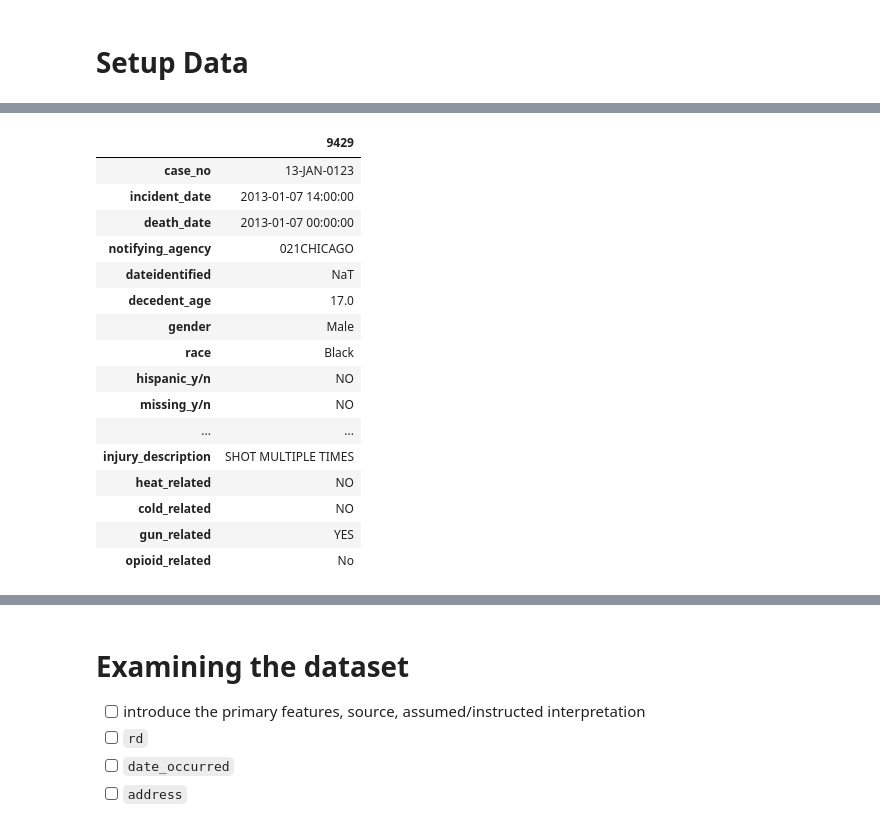
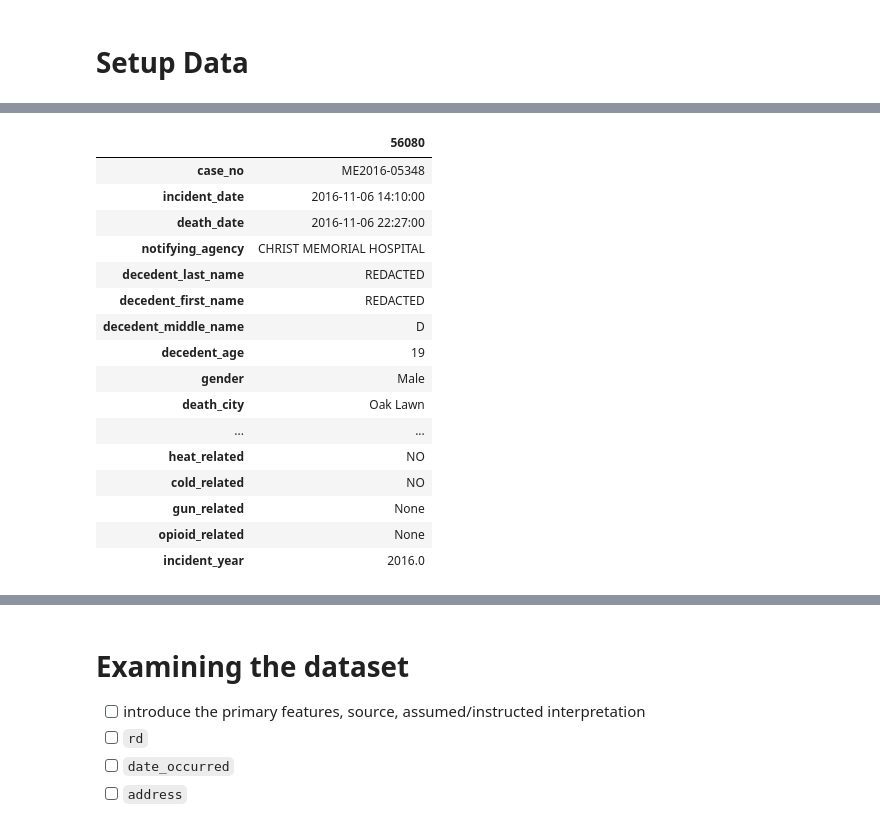
Before and after one commit to HRDAG/Chi-MP-data-story, a Jupyter notebook: notebooks/what-is-an-mp-event-nb1.ipynb, the cells around one changed output, grey strips where cells are left out. Drawn from its saved outputs; the diff is of its cells as text; code cells hidden in the pictures.

```diff
--- a/notebooks/what-is-an-mp-event-nb1.ipynb
+++ b/notebooks/what-is-an-mp-event-nb1.ipynb
@@ -274,7 +265,8 @@ def prep_geodata(f):
 mp = pd.read_parquet("../data/cpd_mp.parquet")
 mp = mp.loc[mp.year_occurred < 2023].copy()
 cpd_hom = pd.read_parquet("../data/cpd_homicides.parquet")
-raw_me = pd.read_parquet("../data/me_homicides.parquet")
+me = pd.read_parquet("../../US-II-MP/individual/ME_death/export/output/me_homicides.parquet")
+extras = pd.read_parquet("../data/extras.parquet")
 
 # basic features to review
 basic = ['rd_no', 'race', 'sex', 'age', 'age_group', 'address',
@@ -282,28 +274,3 @@ basic = ['rd_no', 'race', 'sex', 'age', 'age_group', 'address',
          'date_officer_arrived', 'notification_time', 'closed_date',
          'status', 'primary', 'description',
          'original_iucr', 'current_iucr',]
-
-# primary by version
-#first = pd.read_parquet("../../join/output/versions/first.parquet")
-#second = pd.read_parquet("../../join/output/versions/second.parquet")
-#third = pd.read_parquet("../../join/output/versions/third.parquet")
-#fourth = pd.read_parquet("../../join/output/versions/fourth.parquet")
-#fifth = pd.read_parquet("../../join/output/versions/fifth.parquet")
-#sixth = pd.read_parquet("../../join/output/versions/sixth.parquet")
-#
-## supplemental datasets
-#mult_miss = read_yaml("../../clean/hand/rdno_fixes.yml")
-#extras = pd.read_parquet("../../join/output/extras.parquet")
-#oemc_disp = pd.read_parquet("../../../OEMC/import/output/oemc_dispatch.parquet")
-#oemc_loc = pd.read_parquet("../../../OEMC/import/output/oemc_location.parquet")
-#me = pd.read_parquet("../../../ME_death/filter/output/deaths.parquet")
-#geo_beats = prep_geodata("../frozen/beats.geojson")
-#
-## we don't want to publish these in their entirety - they have names of deceased humans
-## want to publish a subset that includes the examples we use
-#raw_me_early = pd.read_excel("../../../ME_death/import/input/FOIA_All_ME_Cases_R.xlsx",
-#                       sheet_name='Prior-Aug 2014')
-#raw_me_recent = pd.read_excel("../../../ME_death/import/input/FOIA_All_ME_Cases_R.xlsx",
-#                       sheet_name='Aug 2014 onwards')
-#cpd_hom = pd.read_excel("../../../ME_death/import/input/19773-P824106-Homicides-Database.xlsx",
-#                        sheet_name='HOMICIDE VICS 2000-31JAN2023')
@@ -328,21 +314,21 @@ cpd_hom.sample().T
 | arrival_amended | False |
 # %%
-raw_me.sample().T
+me.sample().T
 # %% [output]
-|  | 9429 |
-| case_no | 13-JAN-0123 |
-| incident_date | 2013-01-07 14:00:00 |
-| death_date | 2013-01-07 00:00:00 |
-| notifying_agency | 021CHICAGO |
-| dateidentified | NaT |
-| decedent_age | 17.0 |
+|  | 56080 |
+| case_no | ME2016-05348 |
+| incident_date | 2016-11-06 14:10:00 |
+| death_date | 2016-11-06 22:27:00 |
+| notifying_agency | CHRIST MEMORIAL HOSPITAL |
+| decedent_last_name | REDACTED |
+| decedent_first_name | REDACTED |
+| decedent_middle_name | D |
+| decedent_age | 19 |
 | gender | Male |
-| race | Black |
-| hispanic_y/n | NO |
-| missing_y/n | NO |
+| death_city | Oak Lawn |
 | ... | ... |
-| injury_description | SHOT MULTIPLE TIMES |
 | heat_related | NO |
 | cold_related | NO |
-| gun_related | YES |
-| opioid_related | No |
+| gun_related | None |
+| opioid_related | None |
+| incident_year | 2016.0 |
```
Also changed, not shown: parts of 32 cells of this notebook.
